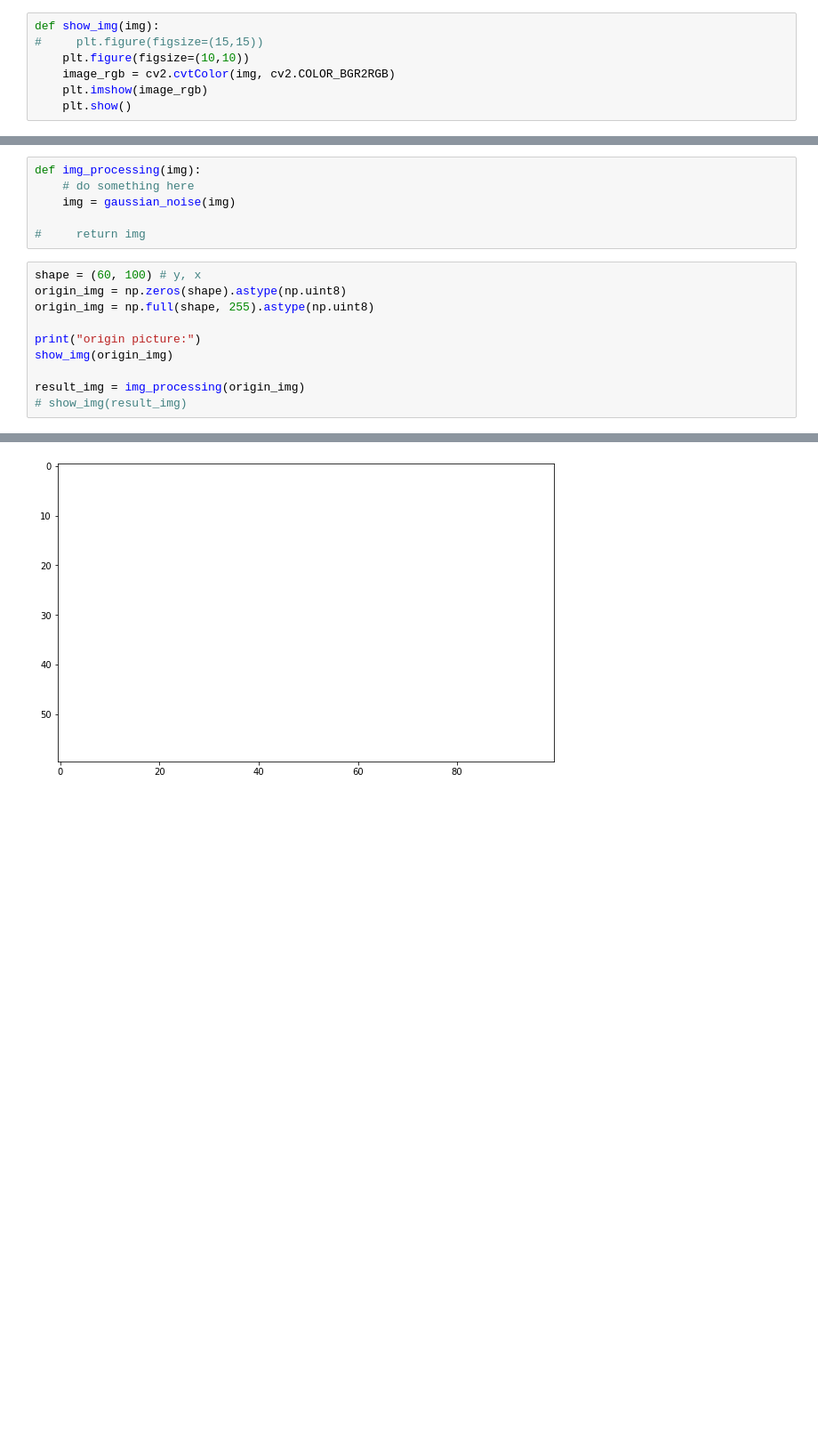
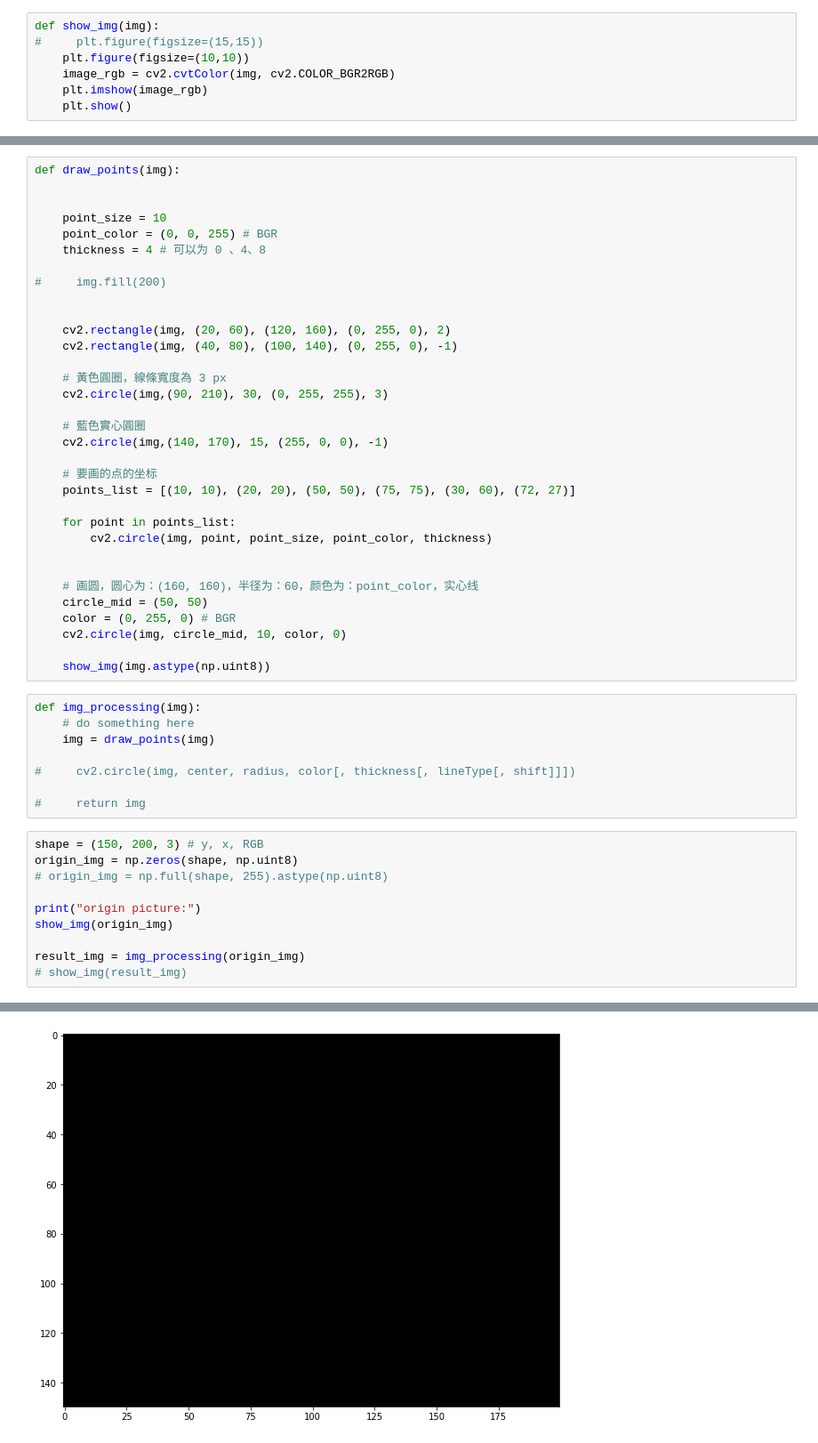
Before and after one commit to howarder3/ironman2020_OpenCV_photoshop, a Jupyter notebook: Day11_.ipynb, the cells around one changed output, grey strips where cells are left out. Shown: that part at 89% size. Saved outputs shown, nothing was run; the diff lists cells and outputs as text; blank space fills up the shorter version.

```diff
--- a/Day11_.ipynb
+++ b/Day11_.ipynb
@@ -38,19 +20,54 @@ def gaussian_noise(img, mean=0, sigma=0.1):
+# %%
+def draw_points(img):
+
+
+    point_size = 10
+    point_color = (0, 0, 255) # BGR
+    thickness = 4 # 可以为 0 、4、8
+
+#     img.fill(200)
+
+
+    cv2.rectangle(img, (20, 60), (120, 160), (0, 255, 0), 2)
+    cv2.rectangle(img, (40, 80), (100, 140), (0, 255, 0), -1)
+
+    # 黃色圓圈，線條寬度為 3 px
+    cv2.circle(img,(90, 210), 30, (0, 255, 255), 3)
+
+    # 藍色實心圓圈
+    cv2.circle(img,(140, 170), 15, (255, 0, 0), -1)
+
+    # 要画的点的坐标
+    points_list = [(10, 10), (20, 20), (50, 50), (75, 75), (30, 60), (72, 27)]
+
+    for point in points_list:
+        cv2.circle(img, point, point_size, point_color, thickness)
+
+
+    # 画圆，圆心为：(160, 160)，半径为：60，颜色为：point_color，实心线
+    circle_mid = (50, 50)
+    color = (0, 255, 0) # BGR
+    cv2.circle(img, circle_mid, 10, color, 0)
+
+    show_img(img.astype(np.uint8))
 # %%
 def img_processing(img):
     # do something here
-    img = gaussian_noise(img)
+    img = draw_points(img)
+
+#     cv2.circle(img, center, radius, color[, thickness[, lineType[, shift]]])
 
 #     return img
 # %%
-shape = (60, 100) # y, x
-origin_img = np.zeros(shape).astype(np.uint8)
-origin_img = np.full(shape, 255).astype(np.uint8)
+shape = (150, 200, 3) # y, x, RGB
+origin_img = np.zeros(shape, np.uint8)
+# origin_img = np.full(shape, 255).astype(np.uint8)
 
 print("origin picture:")
 show_img(origin_img)
 
 result_img = img_processing(origin_img)
 # show_img(result_img)
 # %% [output]
 origin picture:
-[figure, old version]
+[figure, new version]
```
Also changed, not shown: parts of 5 cells of this notebook.
